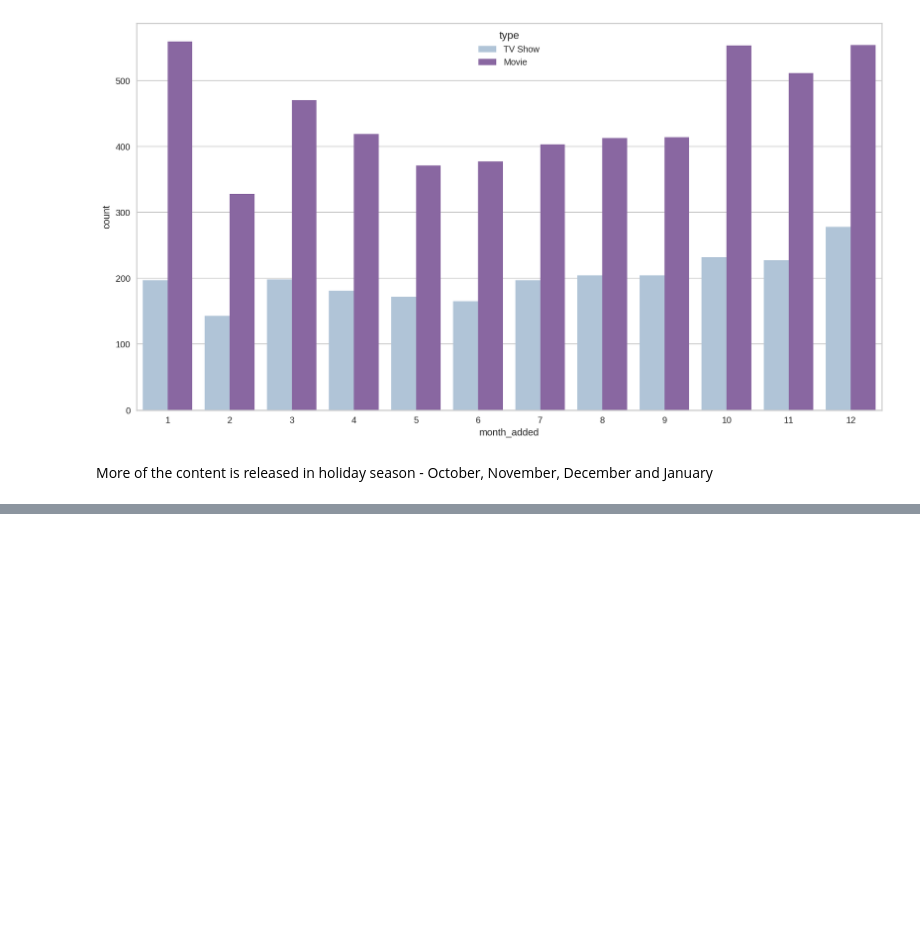
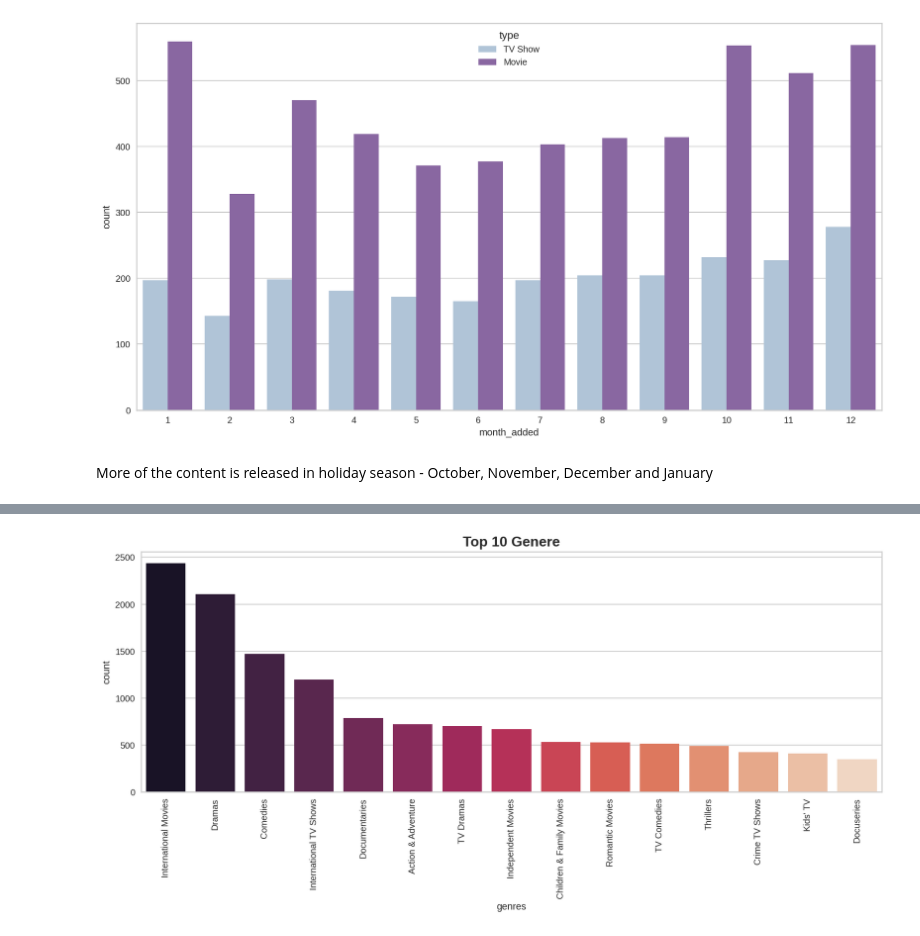
Before and after one commit to Harshjyot-Singh-Chawla/-Netflix-Movies-and-TV-shows-Clustering-, a Jupyter notebook: Copy_of_NETFLIX_MOVIES_AND_TV_SHOWS_CLUSTERING.ipynb, the cells around one changed output, grey strips where cells are left out. Saved outputs shown, nothing was run; the diff lists cells and outputs as text; code cells hidden in the pictures; blank space fills up the shorter version.

```diff
--- a/Copy_of_NETFLIX_MOVIES_AND_TV_SHOWS_CLUSTERING.ipynb
+++ b/Copy_of_NETFLIX_MOVIES_AND_TV_SHOWS_CLUSTERING.ipynb
@@ -496,0 +567,21 @@ More of the content is released in holiday season - October, November, December
+# %%
+genres_df = Net_df.copy()
+# %%
+genres_df['genres'] = genres_df['genres'].apply(lambda x : x.split(','))             #splitting into list
+# %%
+
+list_genre = []
+for i in genres_df['genres']:
+  list_genre +=i
+
+for i in range(len(list_genre)):
+  list_genre[i] = list_genre[i].strip()
+
+genres_dict = {}
+for genre in  list_genre:
+  if genre in genres_dict:
+    genres_dict[genre] +=1
+  else:
+    genres_dict[genre] = 1
+
+genres_dict = dict(sorted(genres_dict.items(), key=lambda item: item[1],reverse=True))
@@ -496,0 +615,10 @@ More of the content is released in holiday season - October, November, December
+# %%
+#Top 15 genres on netflix
+df_genre_count = pd.DataFrame(genres_dict.values(),genres_dict.keys()).reset_index().rename(columns={'index':'genres', 0:'count'})[0:15]
+plt.figure(figsize=(15,5))
+sns.barplot(x='genres',y='count',data=df_genre_count,palette="rocket")
+plt.title("Top 10 Genere",size='16',fontweight="bold")
+plt.xticks(rotation=90)
+plt.show()
+# %% [output]
+[figure, added]
```
Also changed, not shown: parts of 17 cells of this notebook.
